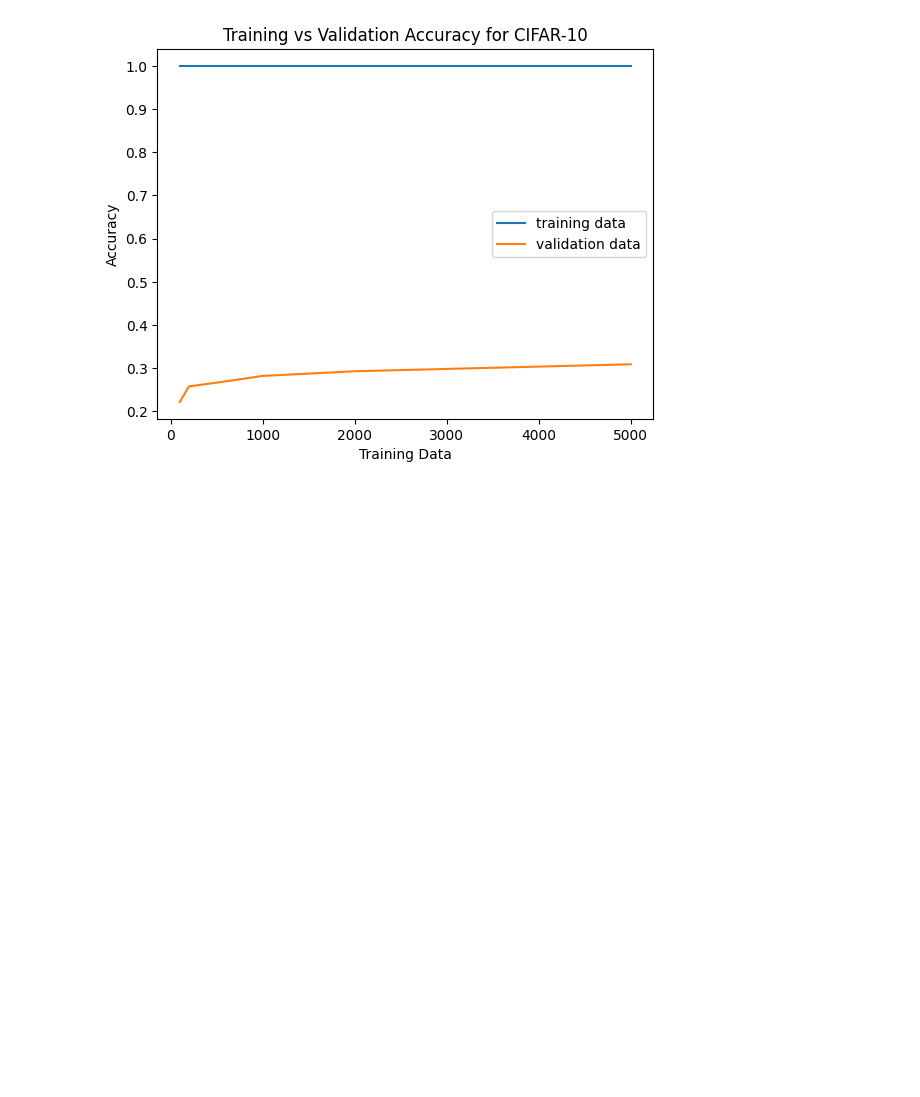
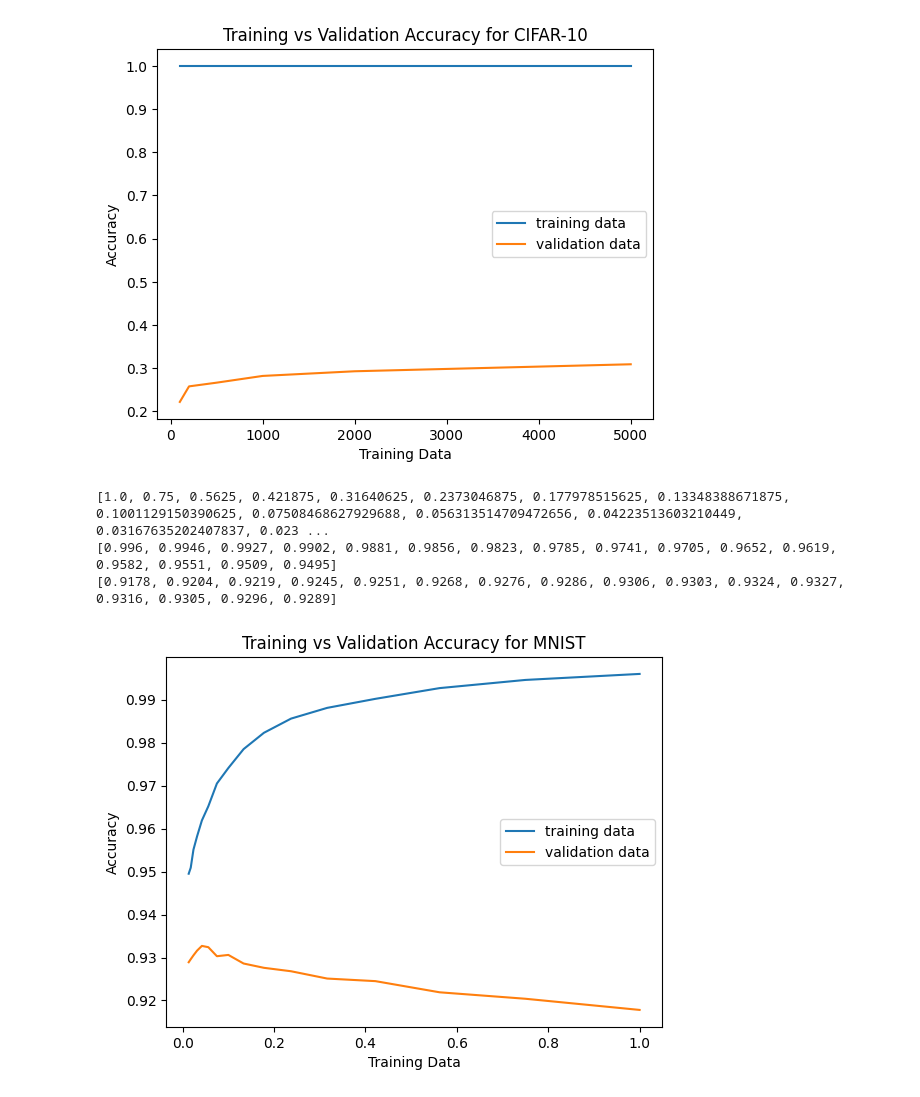
Before and after one commit to AmandaYao00/cs189_hw3, a Jupyter notebook: hw1/scripts/Solutions.ipynb, the cells around one changed output. Saved outputs shown, nothing was run; the diff lists cells and outputs as text; code cells hidden in the pictures; blank space fills up the shorter version.

```diff
--- a/hw1/scripts/Solutions.ipynb
+++ b/hw1/scripts/Solutions.ipynb
@@ -193,4 +193,61 @@ create_plot(num_train, training_accuracy, validation_accuracy)
 # %% [output]
 [figure]
 # %%
-#Q4 Hyperparamter Tuning for MNIST dataset
+#Q4 Hyperparamter Sweep for MNIST dataset
+
+# Trains and returns a Returns SVC Model
+def train_svm(data_name, training_indices, num_train, C):
+    clf = svm.SVC(kernel = 'linear', C = c)
+    data = np.load(f"../data/{data_name}-data.npz")
+    clf.fit((data["training_data"][mnist_training[:num_train]].reshape(num_train, 784)), data["training_labels"][mnist_training][:num_train])
+    return clf
+
+# Returns array of predictions using SVC Model on New Data
+def predict(data_name, clf, reshape_num, lables):
+    data = np.load(f"../data/{data_name}-data.npz")
+    return clf.predict(data["training_data"][lables].reshape((reshape_num, 784)))
+
+# Calculates accuracy of predictions based on known labels.
+def class_accuracy(data_name, prediction, labels):
+    data = np.load(f"../data/{data_name}-data.npz")
+    return accuracy_score(data["training_labels"][labels], prediction)
+
+# Create plot.
+def create_plot(C, training_accuracy, validation_accuracy):
+    print(C)
+    print(training_accuracy)
+    print(validation_accuracy)
+    x = C
+    y1 = training_accuracy
+    y2 = validation_accuracy
+    plt.title('Training vs Validation Accuracy for MNIST')
+    plt.ylabel('Accuracy')
+    plt.xlabel('Training Data')
+    plt.plot(x, y1, label = "training data")
+    plt.plot(x, y2, label = "validation data")
+    plt.legend()
+    plt.show()
+
+# Train MNIST using raw pixels as features
+
+training_accuracy = []
+validation_accuracy = []
+
+# hyperparamter C
+C = []
+for i in range(16):
+    C.append(1 * 0.75**i)
+
+for c in C:
+    clf = train_svm("mnist", mnist_training, 10000, c)
+    training_prediction = predict("mnist", clf, 10000, mnist_training[:10000])
+    training_accuracy.append(class_accuracy("mnist", training_prediction, mnist_training[:10000]))
+    validation_prediction = predict("mnist", clf, 10000, mnist_validation)
+    validation_accuracy.append(class_accuracy("mnist", validation_prediction, mnist_validation))
+
+create_plot(C, training_accuracy, validation_accuracy)
+# %% [output]
+[1.0, 0.75, 0.5625, 0.421875, 0.31640625, 0.2373046875, 0.177978515625, 0.13348388671875, 0.1001129150390625, 0.07508468627929688, 0.056313514709472656, 0.04223513603210449, 0.03167635202407837, 0.023 ...
+[0.996, 0.9946, 0.9927, 0.9902, 0.9881, 0.9856, 0.9823, 0.9785, 0.9741, 0.9705, 0.9652, 0.9619, 0.9582, 0.9551, 0.9509, 0.9495]
+[0.9178, 0.9204, 0.9219, 0.9245, 0.9251, 0.9268, 0.9276, 0.9286, 0.9306, 0.9303, 0.9324, 0.9327, 0.9316, 0.9305, 0.9296, 0.9289]
+[figure, added]
```
Also changed, not shown: parts of 3 cells of this notebook.
